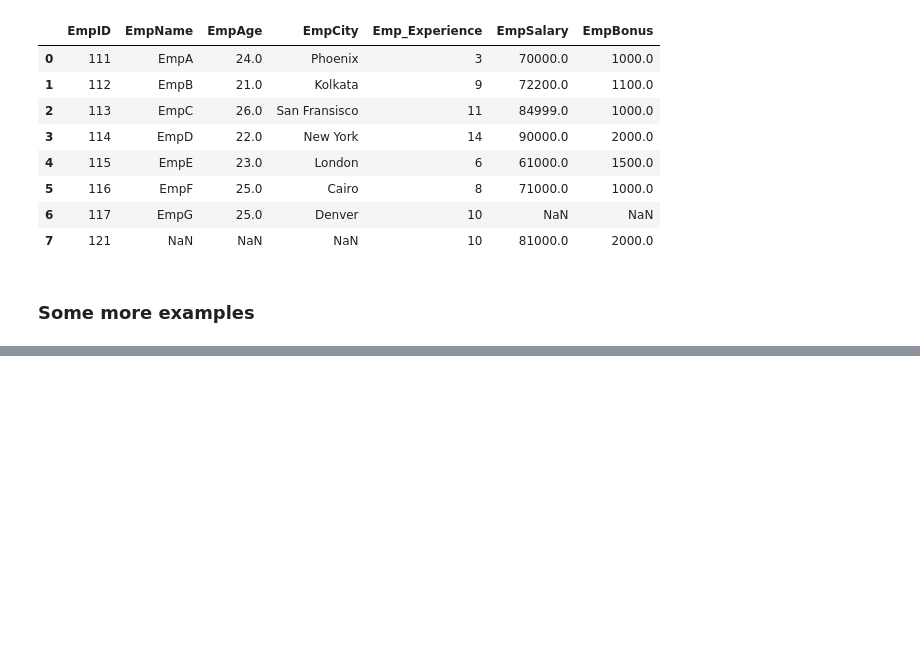
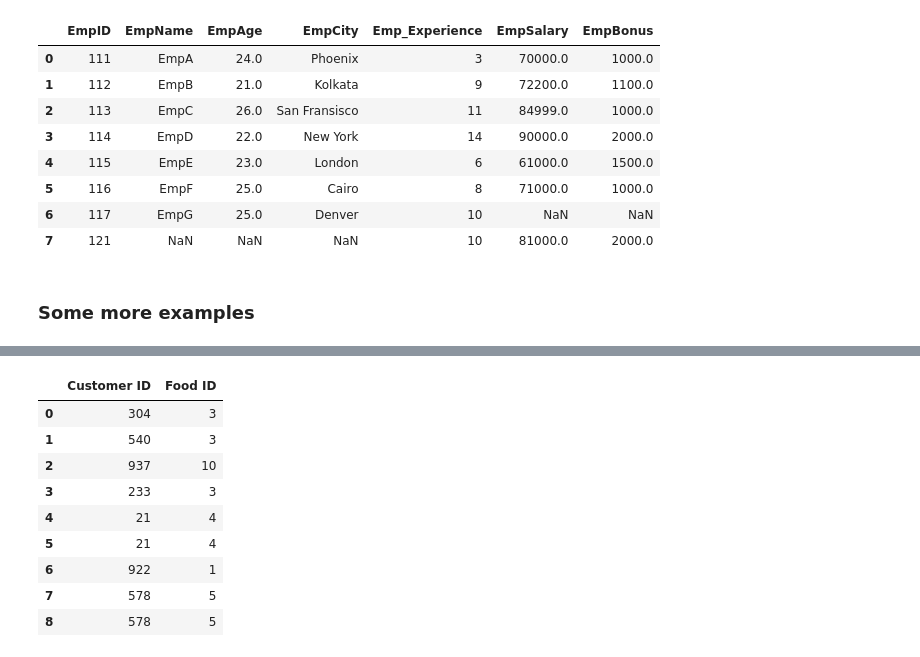
Before and after one commit to selfstarter39/ml_ds, a Jupyter notebook: data_wrangling/merge-pandas.ipynb, the cells around one changed output, grey strips where cells are left out. Drawn from its saved outputs; the diff is of its cells as text; code cells hidden in the pictures; blank space fills up the shorter version.

```diff
--- a/data_wrangling/merge-pandas.ipynb
+++ b/data_wrangling/merge-pandas.ipynb
@@ -199,0 +196,14 @@ superbowl.merge(tv).head(n=10)
+# %%
+# Option 2:
+week1.merge(week2,how="inner",on=["Customer ID","Food ID"])
+# %% [output]
+|  | Customer ID | Food ID |
+| 0 | 304 | 3 |
+| 1 | 540 | 3 |
+| 2 | 937 | 10 |
+| 3 | 233 | 3 |
+| 4 | 21 | 4 |
+| 5 | 21 | 4 |
+| 6 | 922 | 1 |
+| 7 | 578 | 5 |
+| 8 | 578 | 5 |
```
Also changed, not shown: parts of 16 cells of this notebook, 4 other files.
